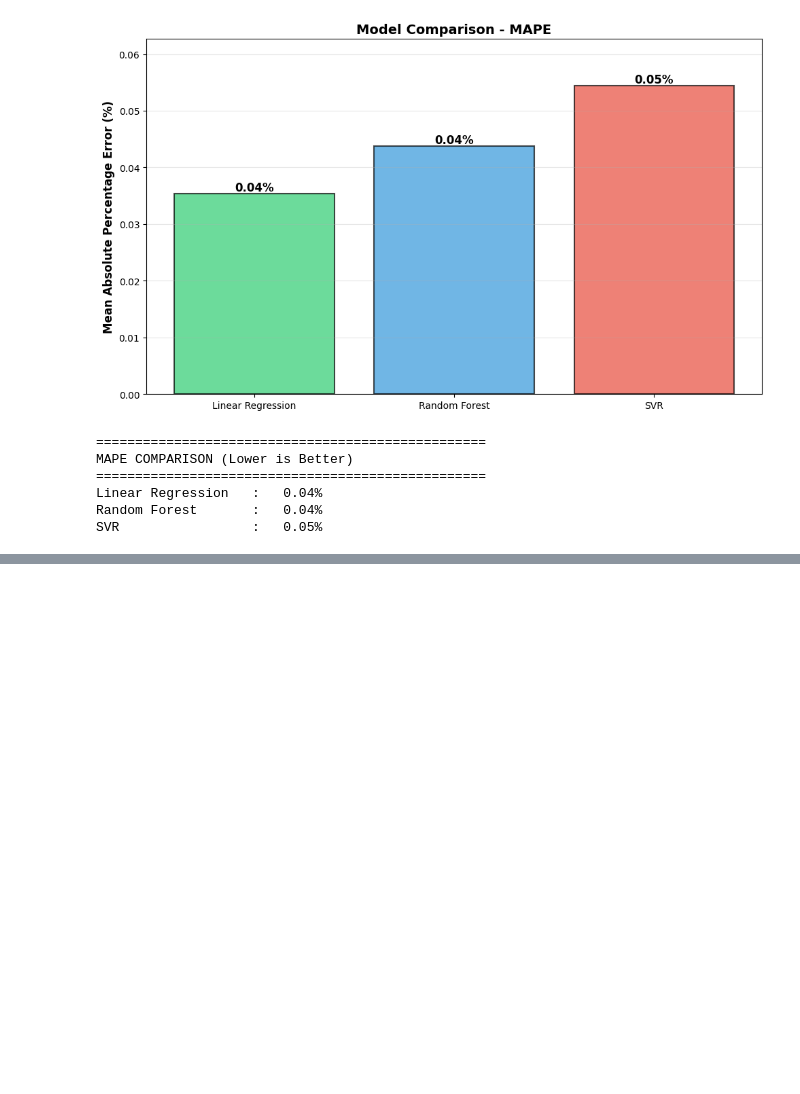
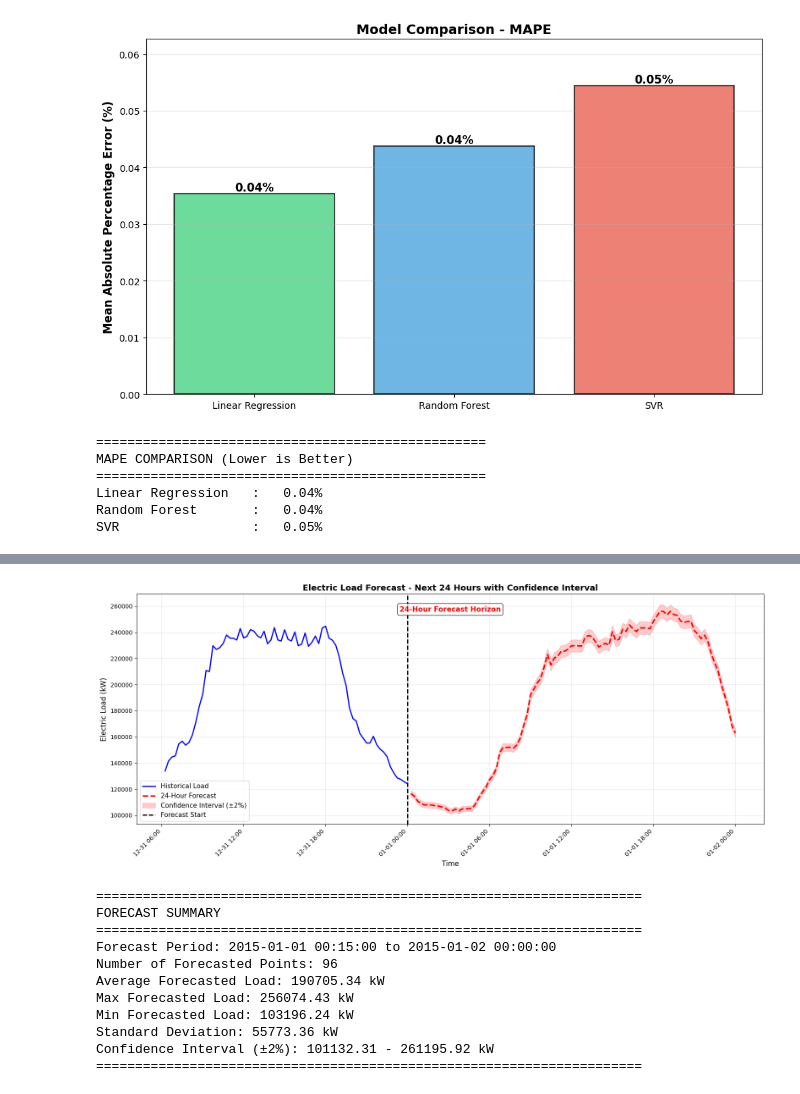
Before and after one commit to shivanand586/smart_grid_load_forecasting, a Jupyter notebook: Untitled-1.ipynb, the cells around one changed output, grey strips where cells are left out. Drawn from its saved outputs; the diff is of its cells as text; code cells hidden in the pictures; blank space fills up the shorter version.

```diff
--- a/Untitled-1.ipynb
+++ b/Untitled-1.ipynb
@@ -394,0 +483,75 @@ SVR                 :   0.05%
+# %%
+# Complete forecast visualization with confidence intervals
+import numpy as np
+import matplotlib.pyplot as plt
+import matplotlib.dates as mdates
+
+fig, ax = plt.subplots(figsize=(16, 7))
+
+# Plot last 3 days of real data
+history_window = 72  # last 72 hours
+historical_data = df_processed['load'][-history_window:]
+ax.plot(historical_data.index, historical_data.values,
+        label='Historical Load', color='blue', linewidth=2)
+
+# Plot forecast
+ax.plot(future_df.index, future_df['predicted_load'].values,
+        label='24-Hour Forecast', color='red', linestyle='dashed', linewidth=2.5)
+
+# Add confidence interval (2% uncertainty)
+uncertainty = 0.02
+upper = future_df['predicted_load'] * (1 + uncertainty)
+lower = future_df['predicted_load'] * (1 - uncertainty)
+ax.fill_between(future_df.index, lower.values, upper.values,
+                color='red', alpha=0.2, label='Confidence Interval (±2%)')
+
+# Highlight boundary line
+ax.axvline(x=df_processed.index[-1],
+           color='black', linestyle='--', linewidth=2,
+           label='Forecast Start')
+
+# Format x-axis
+ax.xaxis.set_major_locator(mdates.HourLocator(interval=6))
+ax.xaxis.set_major_formatter(mdates.DateFormatter('%m-%d %H:%M'))
+plt.xticks(rotation=45, ha='right')
+
+# Add text annotation
+ax.text(0.5, 0.95, '24-Hour Forecast Horizon',
+        transform=ax.transAxes, fontsize=12, color='red', fontweight='bold',
+        bbox=dict(boxstyle='round', facecolor='white', alpha=0.8),
+        ha='center', va='top')
+
+ax.set_title("Electric Load Forecast - Next 24 Hours with Confidence Interval",
+             fontsize=14, fontweight='bold')
+ax.set_xlabel("Time", fontsize=12)
+ax.set_ylabel("Electric Load (kW)", fontsize=12)
+ax.legend(loc='best', fontsize=11)
+ax.grid(True, alpha=0.3)
+plt.tight_layout()
+plt.show()
+
+# Print forecast summary
+print("\n" + "="*70)
+print("FORECAST SUMMARY")
+print("="*70)
+print(f"Forecast Period: {future_df.index[0]} to {future_df.index[-1]}")
+print(f"Number of Forecasted Points: {len(future_df)}")
+print(f"Average Forecasted Load: {future_df['predicted_load'].mean():.2f} kW")
+print(f"Max Forecasted Load: {future_df['predicted_load'].max():.2f} kW")
+print(f"Min Forecasted Load: {future_df['predicted_load'].min():.2f} kW")
+print(f"Standard Deviation: {future_df['predicted_load'].std():.2f} kW")
+print(f"Confidence Interval (±2%): {future_df['predicted_load'].min() * 0.98:.2f} - {future_df['predicted_load'].max() * 1.02:.2f} kW")
+print("="*70)
+# %% [output]
+[figure, added]
+======================================================================
+FORECAST SUMMARY
+======================================================================
+Forecast Period: 2015-01-01 00:15:00 to 2015-01-02 00:00:00
+Number of Forecasted Points: 96
+Average Forecasted Load: 190705.34 kW
+Max Forecasted Load: 256074.43 kW
+Min Forecasted Load: 103196.24 kW
+Standard Deviation: 55773.36 kW
+Confidence Interval (±2%): 101132.31 - 261195.92 kW
+======================================================================
```
Also changed, not shown: parts of 6 cells of this notebook.
